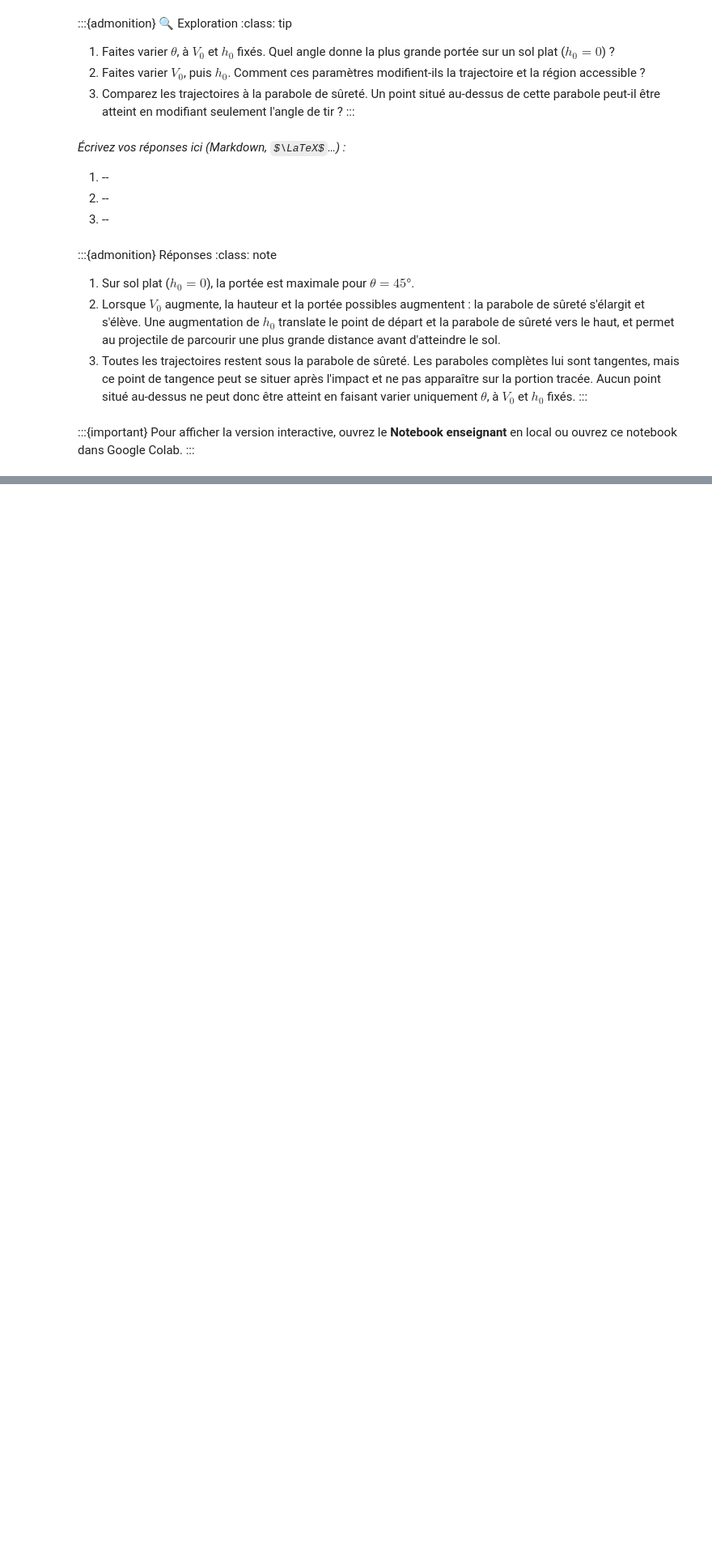
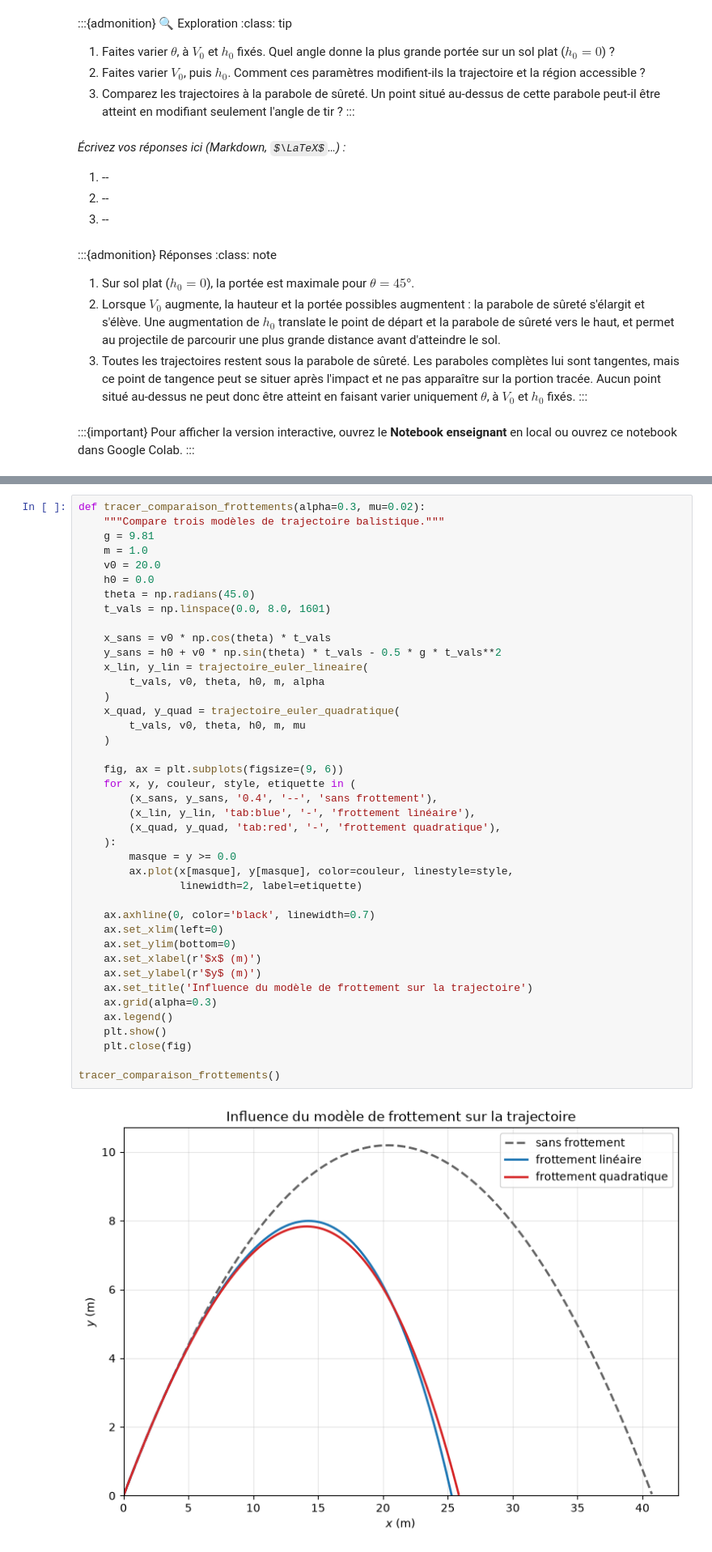
Before and after one commit to ECE-Ecole-Ingenieurs/cours-physique, a Jupyter notebook: notebooks/tp07_balistique_teacher.ipynb, the cells around one changed output, grey strips where cells are left out. Shown at 81% size. Drawn from its saved outputs; the diff is of its cells as text; some formulas as TeX source; blank space fills up the shorter version.

```diff
--- a/notebooks/tp07_balistique_teacher.ipynb
+++ b/notebooks/tp07_balistique_teacher.ipynb
@@ -320,0 +483,43 @@ local ou ouvrez ce notebook dans Google Colab.
+# %%
+def tracer_comparaison_frottements(alpha=0.3, mu=0.02):
+    """Compare trois modèles de trajectoire balistique."""
+    g = 9.81
+    m = 1.0
+    v0 = 20.0
+    h0 = 0.0
+    theta = np.radians(45.0)
+    t_vals = np.linspace(0.0, 8.0, 1601)
+
+    x_sans = v0 * np.cos(theta) * t_vals
+    y_sans = h0 + v0 * np.sin(theta) * t_vals - 0.5 * g * t_vals**2
+    x_lin, y_lin = trajectoire_euler_lineaire(
+        t_vals, v0, theta, h0, m, alpha
+    )
+    x_quad, y_quad = trajectoire_euler_quadratique(
+        t_vals, v0, theta, h0, m, mu
+    )
+
+    fig, ax = plt.subplots(figsize=(9, 6))
+    for x, y, couleur, style, etiquette in (
+        (x_sans, y_sans, '0.4', '--', 'sans frottement'),
+        (x_lin, y_lin, 'tab:blue', '-', 'frottement linéaire'),
+        (x_quad, y_quad, 'tab:red', '-', 'frottement quadratique'),
+    ):
+        masque = y >= 0.0
+        ax.plot(x[masque], y[masque], color=couleur, linestyle=style,
+                linewidth=2, label=etiquette)
+
+    ax.axhline(0, color='black', linewidth=0.7)
+    ax.set_xlim(left=0)
+    ax.set_ylim(bottom=0)
+    ax.set_xlabel(r'$x$ (m)')
+    ax.set_ylabel(r'$y$ (m)')
+    ax.set_title('Influence du modèle de frottement sur la trajectoire')
+    ax.grid(alpha=0.3)
+    ax.legend()
+    plt.show()
+    plt.close(fig)
+
+tracer_comparaison_frottements()
+# %% [output]
+[figure, added]
```
Also changed, not shown: parts of 17 cells of this notebook, 2 other files.
